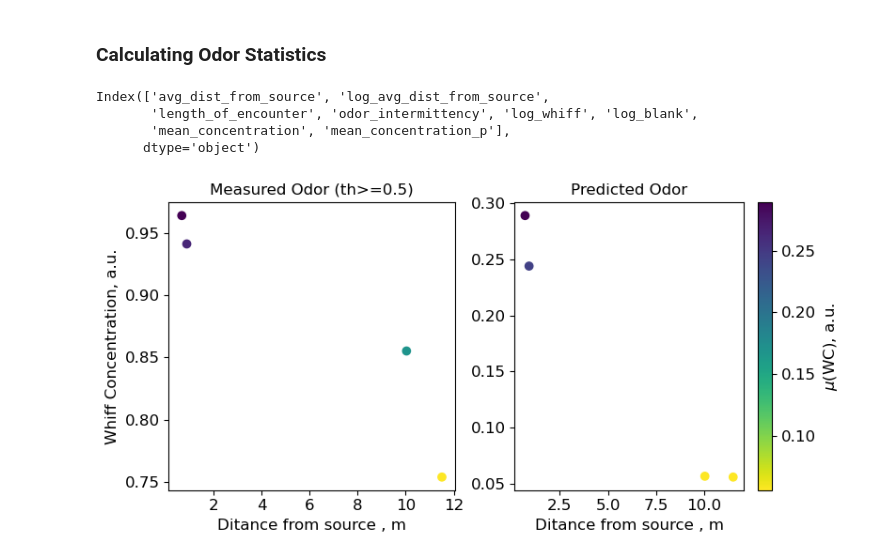
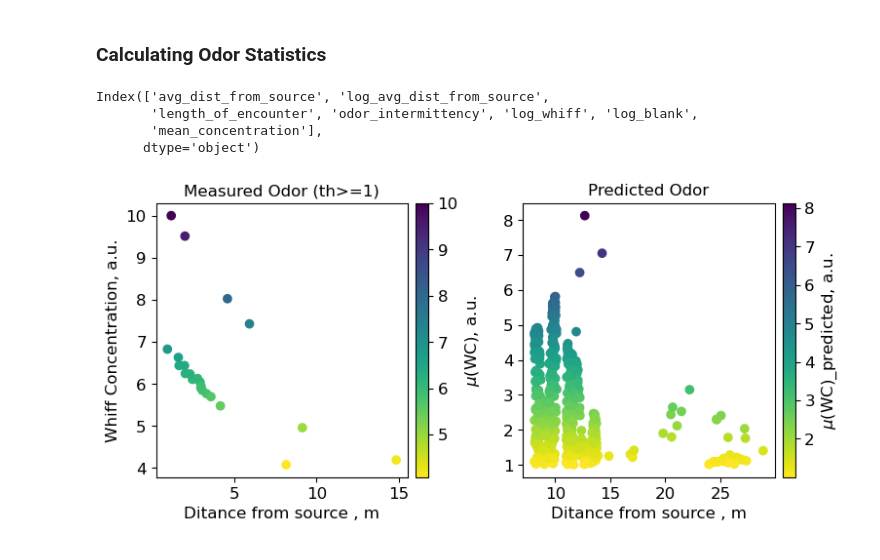
Before and after one commit to arunavanag591/COSMOS, a Jupyter notebook: train_time_series.ipynb, the cells around one changed output. Saved outputs shown, nothing was run; the diff lists cells and outputs as text; code cells hidden in the pictures.

```diff
--- a/train_time_series.ipynb
+++ b/train_time_series.ipynb
@@ -312,12 +317,13 @@ predictions = predict_on_new_data(model, new_data_path, features, target, seq_le
 test=pd.read_hdf(new_data_path)
 test['predicted_odor']=np.pad(predictions.flatten(),(0, len(test)-len(predictions)),mode='constant')
 # %%
-f,ax=plt.subplots(1,1,figsize=(5,5))
+f,ax=plt.subplots(1,1,figsize=(20,5))
 ax.plot(scale_data(test.odor), label='scaled measurements')
 ax.plot(test.predicted_odor, alpha=0.8,label='predictions')
 ax.set_ylabel('odor, v')
 ax.set_xlabel('samples')
 ax.legend()
-ax.set_title('500ep/timeseries')
+ax.set_title('200ep/timeseries')
+mpl_functions.set_fontsize(f, 15)
 # f.savefig('../assets/300_ensemble_full.jpeg', dpi=150, bbox_inches = "tight")
 # %% [output]
@@ -375,43 +401,57 @@ osc.get_time_col(test,0.1)
 osc.calculate_distance_from_source(test)
 # %%
-def cal_stat(df,index,fdf):
+def cal_stat(df,index, index_predicted,fdf, fdf_predicted):
     osc.avg_distance(df,index,fdf)
     osc.whiff_blank_duration(df,index,fdf)
     osc.mean_conc(df,index,fdf)
-    osc.predicted_mean_conc(df,index,fdf)
+
+    osc.avg_distance(df,index_predicted,fdf_predicted)
+    osc.whiff_blank_duration(df,index_predicted,fdf_predicted)
+
+    osc.predicted_mean_conc(df,index_predicted,fdf_predicted)
 
 np.seterr(divide='ignore')
-index = osc.get_index(test.odor,0.5)
+index = osc.get_index(test.odor,1)
+index_predicted = osc.get_index(test.predicted_odor,1)
 fdf = pd.DataFrame()
+fdf_predicted = pd.DataFrame()
 
-cal_stat(test,index,fdf)
+cal_stat(test,index,index_predicted,fdf, fdf_predicted)
 
 fdf.keys()
 # %% [output]
 Index(['avg_dist_from_source', 'log_avg_dist_from_source',
        'length_of_encounter', 'odor_intermittency', 'log_whiff', 'log_blank',
-       'mean_concentration', 'mean_concentration_p'],
+       'mean_concentration'],
       dtype='object')
 # %%
 f,(ax1,ax2)=plt.subplots(1,2,figsize=(8,4))
-v=ax1.scatter(fdf.avg_dist_from_source,fdf.mean_concentration, c=fdf.mean_concentration, cmap='viridis_r' )
+var = ax1.scatter(fdf.avg_dist_from_source,fdf.mean_concentration, c=fdf.mean_concentration, cmap='viridis_r' )
 ax1.set_ylabel('Whiff Concentration, a.u.')
 ax1.set_xlabel('Ditance from source , m')
-ax1.set_title('Measured Odor (th>=0.5)')
-# cbar = f.colorbar(v)
-# cbar.set_label('$\mu$(WC), a.u.')
+ax1.set_title('Measured Odor (th>=1)')
+divider = make_axes_locatable(ax1)
+cax = divider.append_axes('right', size='5%', pad=0.08)
+cbar=f.colorbar(var, cax=cax, orientation = 'vertical')
+cbar.solids.set(alpha=1)
+cbar.set_label('$\mu$(WC), a.u.')
 
 
-u=ax2.scatter(fdf.avg_dist_from_source,fdf.mean_concentration_p, c=fdf.mean_concentration_p, cmap='viridis_r' )
+u=ax2.scatter(fdf_predicted.avg_dist_from_source,
+              fdf_predicted.mean_concentration_p,
+              c=fdf_predicted.mean_concentration_p, cmap='viridis_r' )
 # ax2.set_ylabel('Whiff Concentration, a.u.')
 ax2.set_xlabel('Ditance from source , m')
 ax2.set_title('Predicted Odor')
-cbar1 = f.colorbar(u)
-cbar1.set_label('$\mu$(WC), a.u.')
+divider = make_axes_locatable(ax2)
+cax1 = divider.append_axes('right', size='5%', pad=0.08)
+cbar1=f.colorbar(u, cax=cax1, orientation = 'vertical')
+cbar1.solids.set(alpha=1)
+cbar1.set_label('$\mu$(WC)_predicted, a.u.')
 
-f.tight_layout()
+f.tight_layout(pad=2)
 
 mpl_functions.set_fontsize(f, 12)
 # f.savefig('../assets/300_ensemble_full.jpeg', dpi=150, bbox_inches = "tight")
 # %% [output]
-[figure, old version]
+[figure, new version]
```
Also changed, not shown: parts of 10 cells of this notebook, 4 other files.
